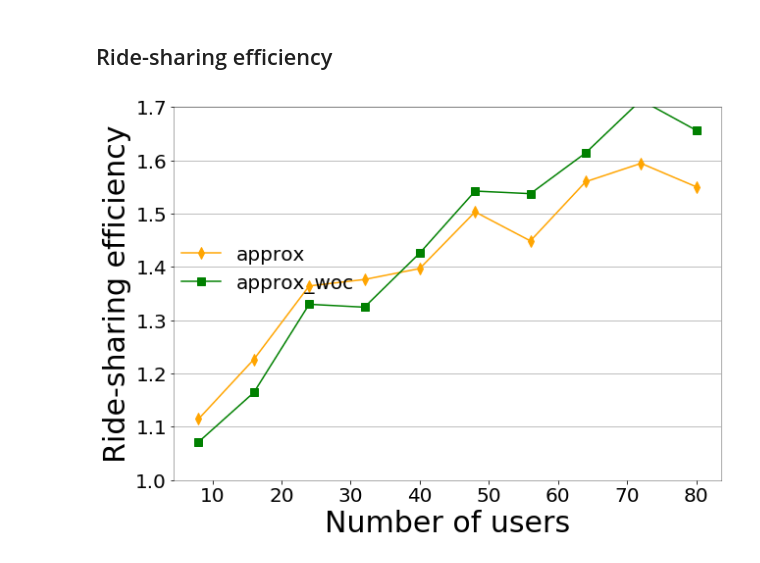
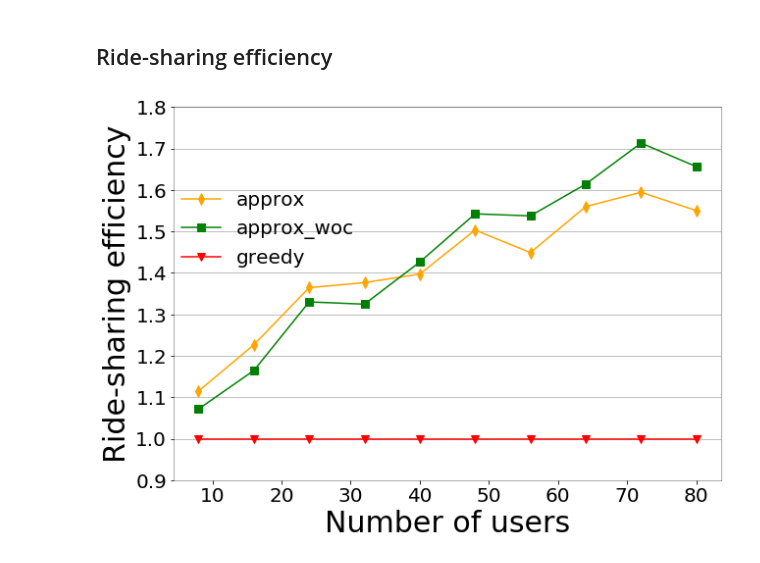
Before and after one commit to hsgser/ABRSWC, a Jupyter notebook: Evaluate_number_of_user.ipynb, the cells around one changed output. Cells and saved outputs as stored; diff of their text form; code cells hidden in the pictures.

```diff
--- a/Evaluate_number_of_user.ipynb
+++ b/Evaluate_number_of_user.ipynb
@@ -167,11 +168,11 @@ plot_travel_cost(
 # %%
 plot_rs_efficiency(
     df_cost,
     sizes,
     exp_name,
-    ylim=(1.,1.7),
+    ylim=(0.9,1.8),
     xlabel='Number of users',
-    legend_loc=(0., 0.48)
+    legend_loc=(0., 0.55)
 )
 # %% [output]
-[figure, old version]
+[figure, new version]
```
Also changed, not shown: parts of 3 cells of this notebook, 5 other files.
